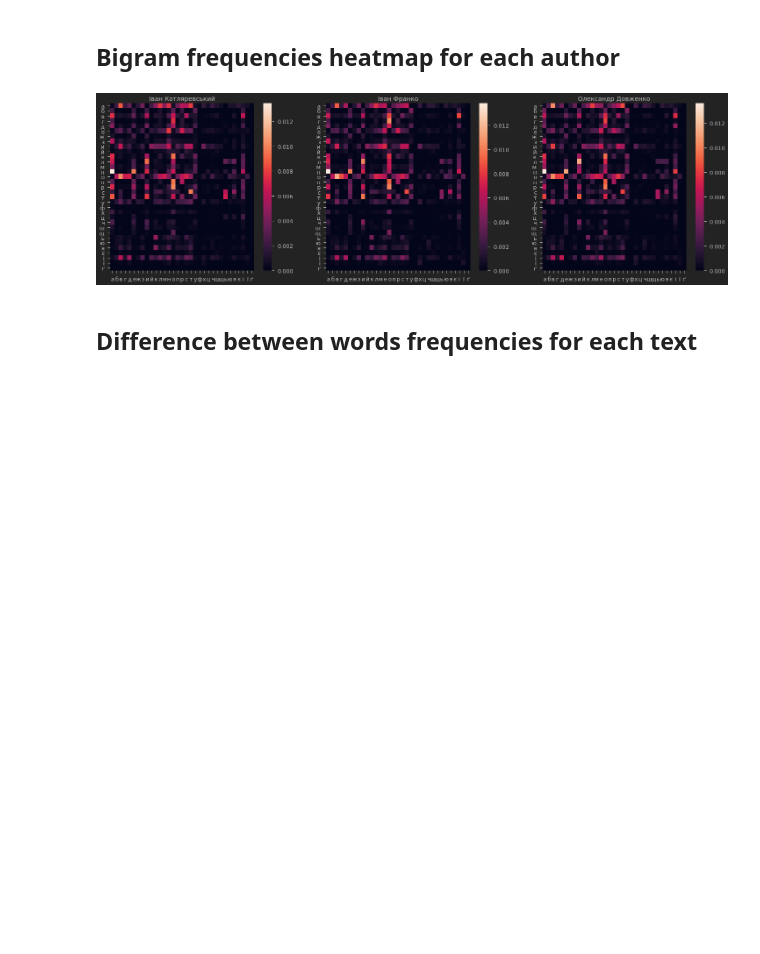
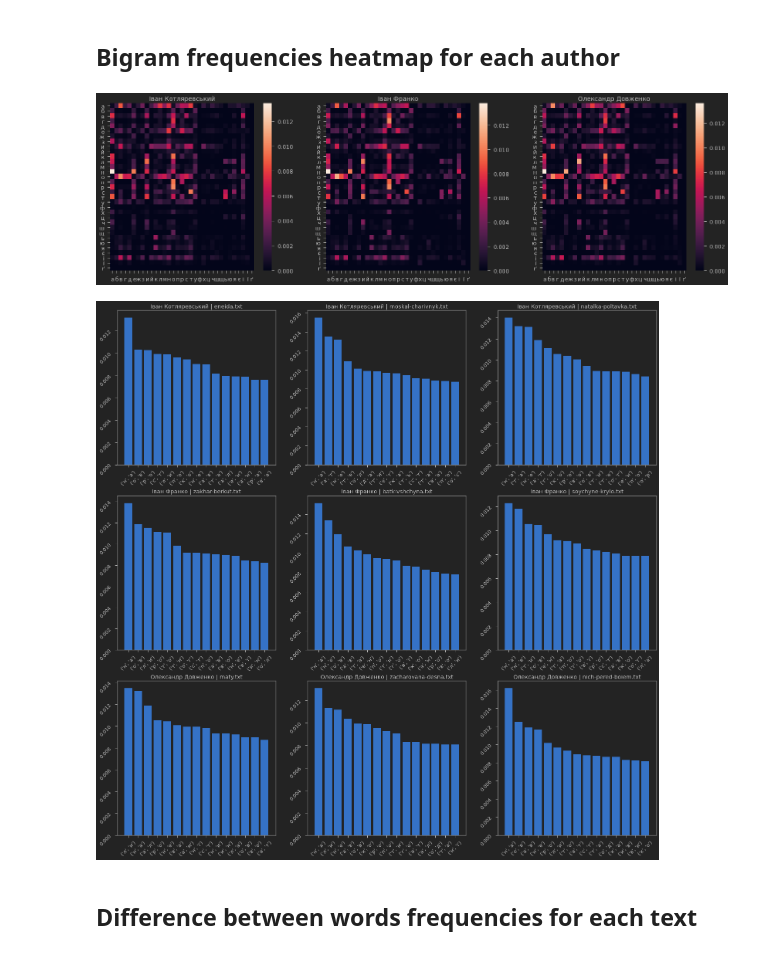
Before and after one commit to kryvokhyzha/examples-and-courses, a Jupyter notebook: computer-linguistics/main.ipynb, the cells around one changed output. Saved outputs shown, nothing was run; the diff lists cells and outputs as text; code cells hidden in the pictures; blank space fills up the shorter version.

Commit message:
Edit computer-linguistics lab1

```diff
--- a/computer-linguistics/main.ipynb
+++ b/computer-linguistics/main.ipynb
@@ -103,3 +109,14 @@ for i, author in enumerate(data.keys()):
         ax[i][j].title.set_text(author + ' | ' + text['name'])
 # %% [output]
 [figure]
+# %%
+char_freq_df = pd.DataFrame({'chars': CHARS})
+
+for author in data.keys():
+    for text in data[author]['texts']:
+        od = compute_char_freq(text['text'])
+        t = OrderedDict(dict(zip(CHARS, [0]*len(CHARS))))
+        for key, val in od.items():
+            t[key] = val
+        char_freq_df[author + ' | ' + text['name']] = t.values()
+char_freq_df
@@ -153,6 +182,18 @@ for i, author in enumerate(data.keys()):
     ax[i].title.set_text(author)
 # %% [output]
 [figure]
+# %%
+fig, ax = plt.subplots(3,3, figsize=(25,25))
+
+for i, author in enumerate(data.keys()):
+    for j, text in enumerate(data[author]['texts']):
+        bigrams = compute_bigram_freq(text['text']).most_common(n=15)
+        ax[i][j].bar(list(map(lambda x: str(x[0]), bigrams)),
+                     list(map(lambda x: x[1], bigrams)))
+        ax[i][j].title.set_text(author + ' | ' + text['name'])
+        ax[i][j].tick_params(labelrotation=45)
+# %% [output]
+[figure, added]
 # %% [markdown]
 ## Difference between words frequencies for each text
 # %%
```
Also changed, not shown: parts of 5 cells of this notebook.
